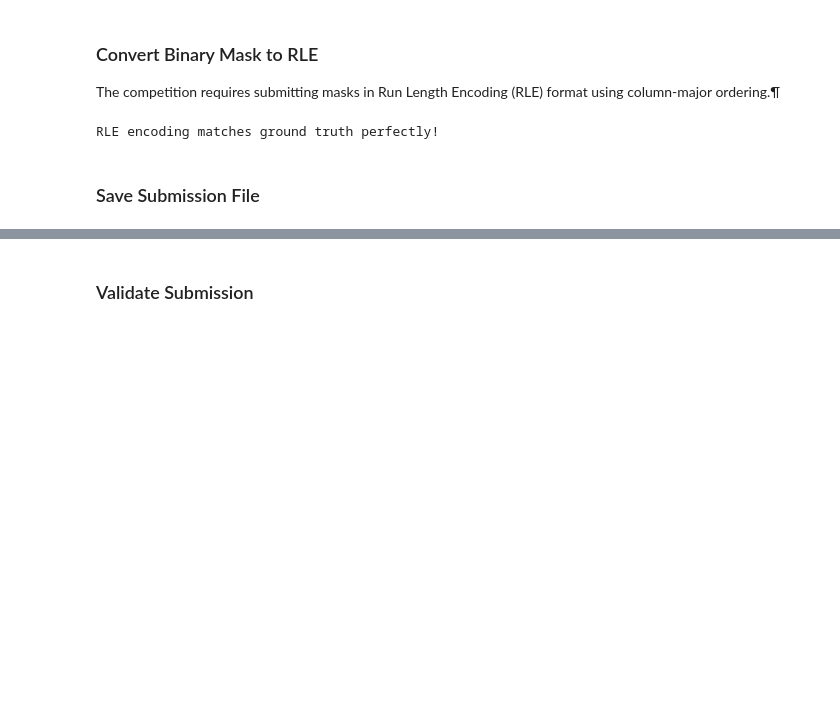
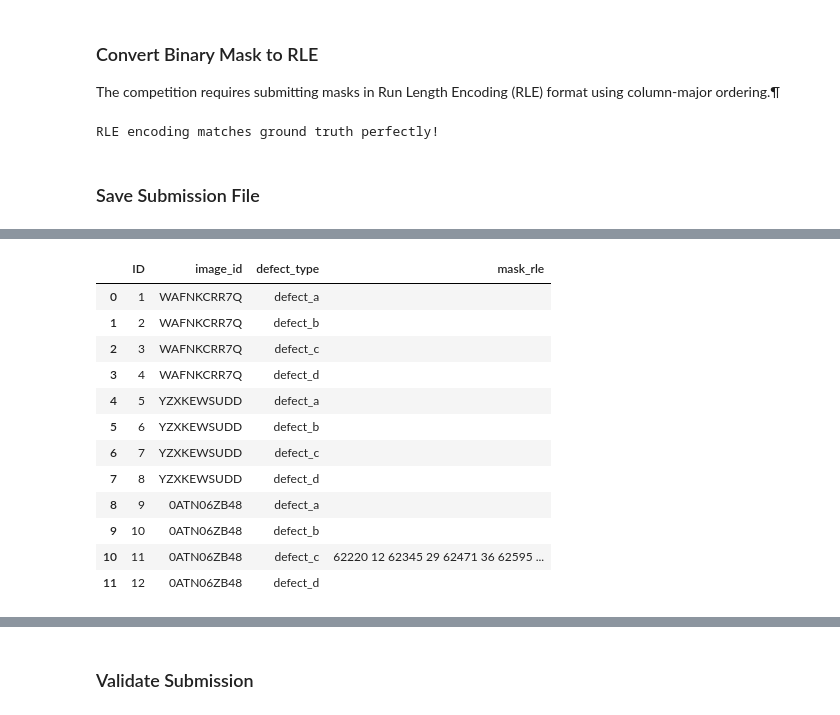
Before and after one commit to 23f2002932/23f2002932, a Jupyter notebook: dl-23f2002932-notebook-t32026.ipynb, the cells around one changed output, grey strips where cells are left out. Cells and saved outputs as stored; diff of their text form; code cells hidden in the pictures; blank space fills up the shorter version.

```diff
--- a/dl-23f2002932-notebook-t32026.ipynb
+++ b/dl-23f2002932-notebook-t32026.ipynb
@@ -1908,0 +1853,84 @@ dtype: int64
+# %%
+# load the original sample submission
+sample_submission_df = pd.read_csv(
+    data_dir / "sample_submission.csv",
+    dtype=str,
+    keep_default_na=False
+)
+
+# create prediction lookup
+prediction_lookup = {}
+
+for row in submission_records:
+    key = (str(row["image_id"]), str(row["defect_type"]))
+
+    rle = row["mask_rle"]
+
+    # convert None / NaN / empty predictions to one space
+    if rle is None or pd.isna(rle) or str(rle).strip() == "":
+        rle = " "
+    else:
+        rle = str(rle).strip()
+
+    prediction_lookup[key] = rle
+
+# check that every required image-class pair has a prediction
+required_pairs = set(zip(
+    sample_submission_df["image_id"],
+    sample_submission_df["defect_type"]
+))
+
+predicted_pairs = set(prediction_lookup.keys())
+
+missing_pairs = required_pairs - predicted_pairs
+extra_pairs = predicted_pairs - required_pairs
+
+if missing_pairs:
+    raise ValueError(f"Missing {len(missing_pairs)} image-class predictions!")
+
+if extra_pairs:
+    raise ValueError(f"Found {len(extra_pairs)} unexpected predictions!")
+
+# start with the original sample submission
+submission_df = sample_submission_df.copy()
+
+# insert predictions in the exact sample submission order
+submission_df["mask_rle"] = [
+    prediction_lookup[(image_id, defect_type)]
+    for image_id, defect_type in zip(
+        submission_df["image_id"],
+        submission_df["defect_type"]
+    )
+]
+
+# replace any remaining null values
+submission_df = submission_df.fillna(" ")
+
+
+# final null and format checks
+assert submission_df.columns.tolist() == sample_submission_df.columns.tolist()
+assert len(submission_df) == len(sample_submission_df)
+assert not submission_df.isna().any().any()
+assert submission_df["mask_rle"].notna().all()
+
+# save submission
+submission_path = Path("/kaggle/working/submission.csv")
+
+submission_df.to_csv(
+    submission_path,
+    index=False,
+    quoting=csv.QUOTE_ALL
+)
+
+print("Submission saved successfully!")
+print("Rows:", len(submission_df))
+print("Columns:", submission_df.columns.tolist())
+print("Null values:", submission_df.isna().sum().sum())
+print("Non-empty masks:",
+      (submission_df["mask_rle"].str.strip() != "").sum())
+print("Empty masks:",
+      (submission_df["mask_rle"].str.strip() == "").sum())
+
+display(submission_df.head(12))
+print("\nFile:", submission_path)
+# %% [output]
@@ -1908,0 +1943,13 @@ dtype: int64
+|  | ID | image_id | defect_type | mask_rle |
+| 0 | 1 | WAFNKCRR7Q | defect_a |  |
+| 1 | 2 | WAFNKCRR7Q | defect_b |  |
+| 2 | 3 | WAFNKCRR7Q | defect_c |  |
+| 3 | 4 | WAFNKCRR7Q | defect_d |  |
+| 4 | 5 | YZXKEWSUDD | defect_a |  |
+| 5 | 6 | YZXKEWSUDD | defect_b |  |
+| 6 | 7 | YZXKEWSUDD | defect_c |  |
+| 7 | 8 | YZXKEWSUDD | defect_d |  |
+| 8 | 9 | 0ATN06ZB48 | defect_a |  |
+| 9 | 10 | 0ATN06ZB48 | defect_b |  |
+| 10 | 11 | 0ATN06ZB48 | defect_c | 62220 12 62345 29 62471 36 62595 ... |
+| 11 | 12 | 0ATN06ZB48 | defect_d |  |
```
Also changed, not shown: parts of 23 cells of this notebook.
